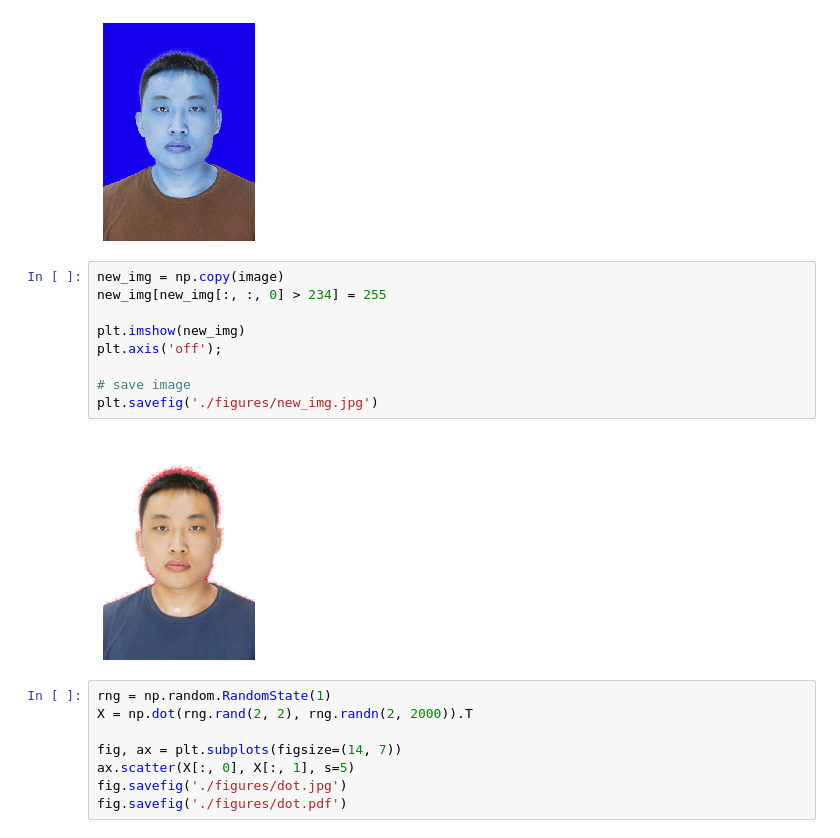
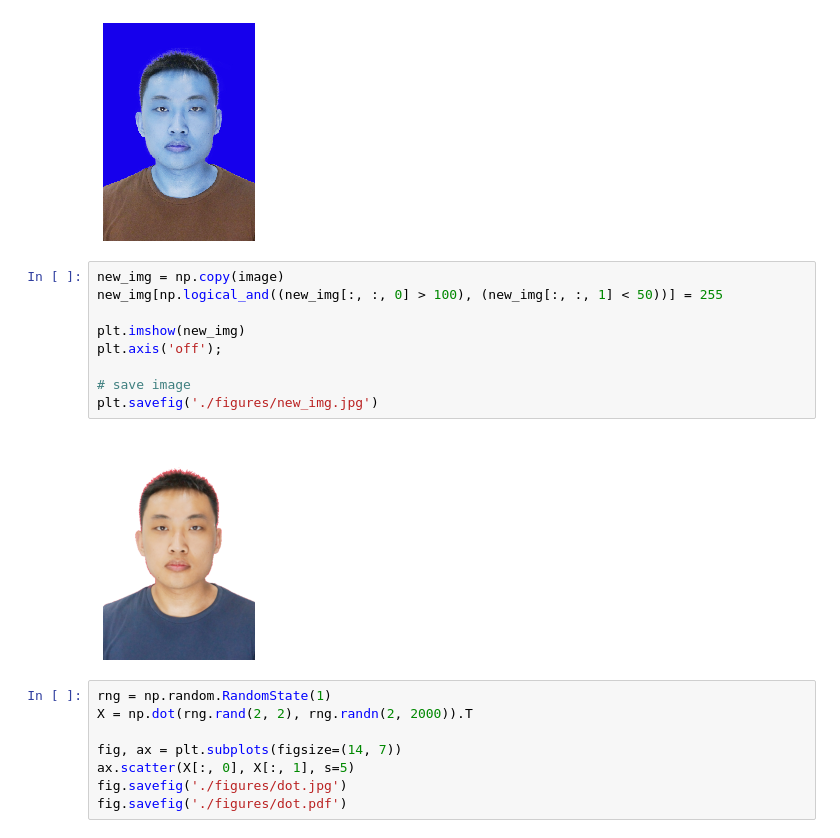
Before and after one commit to lingtengkong/ling_PyTutorial, a Jupyter notebook: image_edit.ipynb, the cells around one changed output. Cells and saved outputs as stored; diff of their text form.

```diff
--- a/image_edit.ipynb
+++ b/image_edit.ipynb
@@ -58,15 +58,15 @@ plt.axis('off');
 [figure]
 # %%
 new_img = np.copy(image)
-new_img[new_img[:, :, 0] > 234] = 255
+new_img[np.logical_and((new_img[:, :, 0] > 100), (new_img[:, :, 1] < 50))] = 255
 
 plt.imshow(new_img)
 plt.axis('off');
 
 # save image
 plt.savefig('./figures/new_img.jpg')
 # %% [output]
-[figure, old version]
+[figure, new version]
 # %%
 rng = np.random.RandomState(1)
 X = np.dot(rng.rand(2, 2), rng.randn(2, 2000)).T
```
Also changed, not shown: 1 other file.
